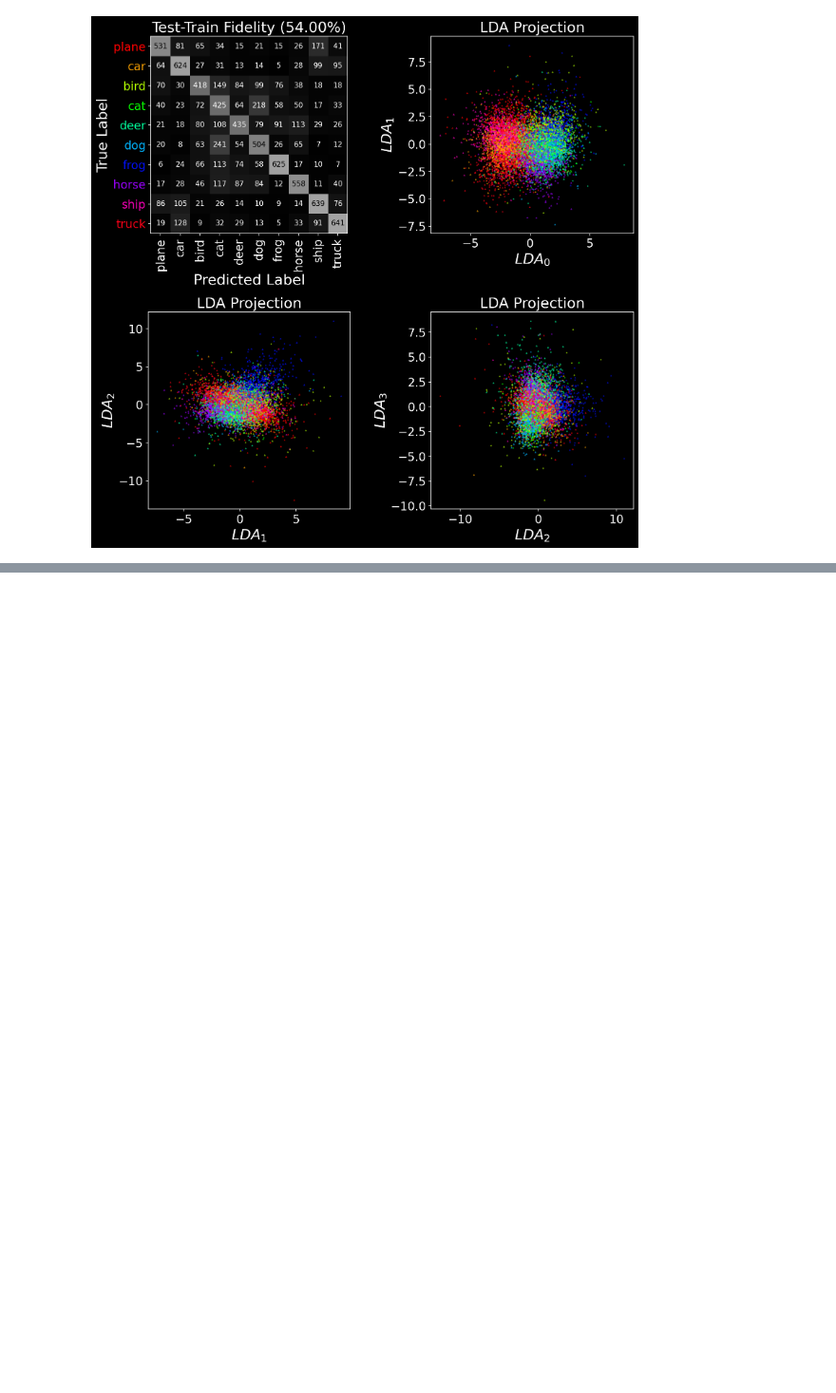
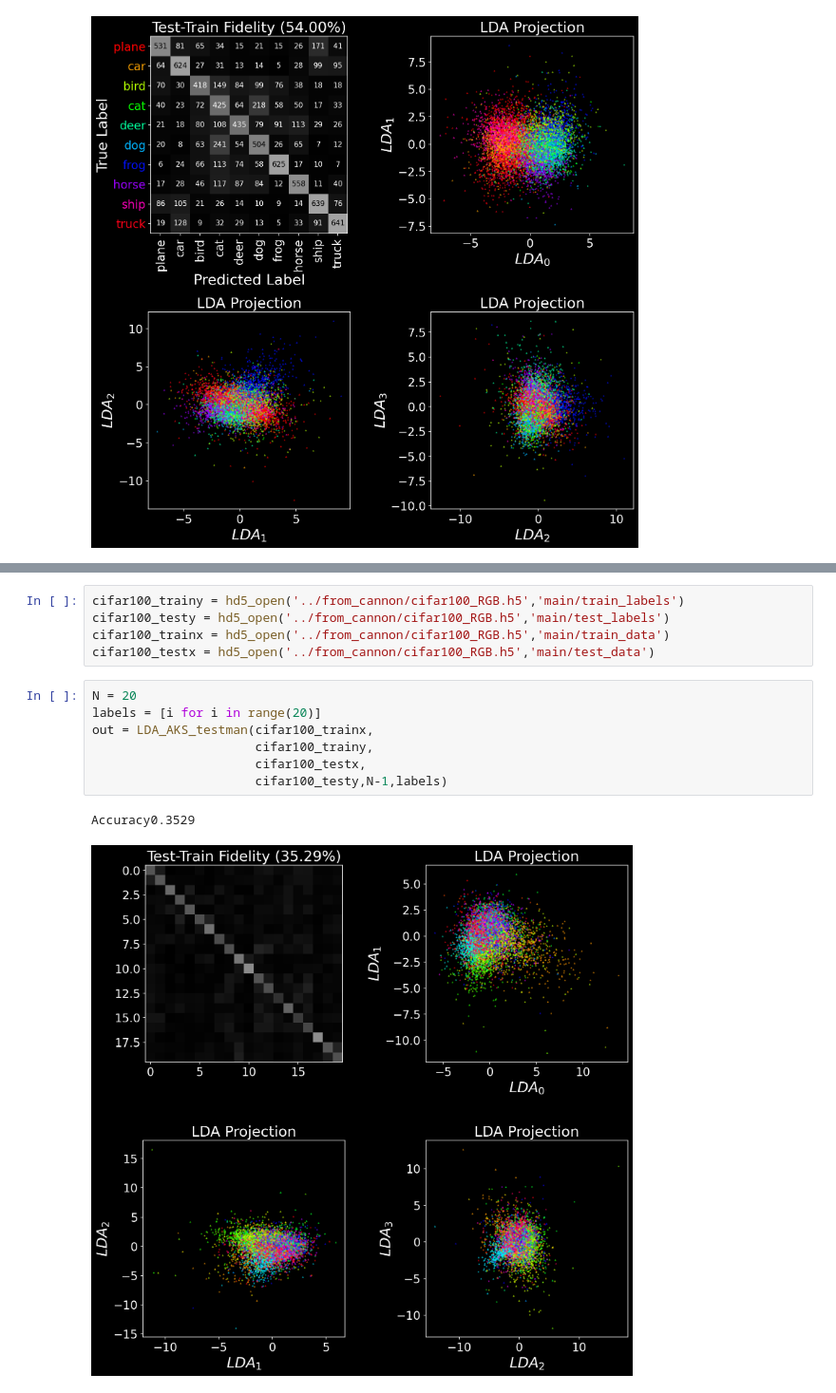
Before and after one commit to andrew-saydjari/DHC, a Jupyter notebook: Daily/2021_03_16py.ipynb, the cells around one changed output, grey strips where cells are left out. Shown at 95% size. Cells and saved outputs as stored; diff of their text form; blank space fills up the shorter version.

```diff
--- a/Daily/2021_03_16py.ipynb
+++ b/Daily/2021_03_16py.ipynb
@@ -225,0 +313,15 @@ Accuracy0.54
+# %%
+cifar100_trainy = hd5_open('../from_cannon/cifar100_RGB.h5','main/train_labels')
+cifar100_testy = hd5_open('../from_cannon/cifar100_RGB.h5','main/test_labels')
+cifar100_trainx = hd5_open('../from_cannon/cifar100_RGB.h5','main/train_data')
+cifar100_testx = hd5_open('../from_cannon/cifar100_RGB.h5','main/test_data')
+# %%
+N = 20
+labels = [i for i in range(20)]
+out = LDA_AKS_testman(cifar100_trainx,
+                      cifar100_trainy,
+                      cifar100_testx,
+                      cifar100_testy,N-1,labels)
+# %% [output]
+Accuracy0.3529
+[figure, added]
```
Also changed, not shown: parts of 1 cell of this notebook, 3 other files.
